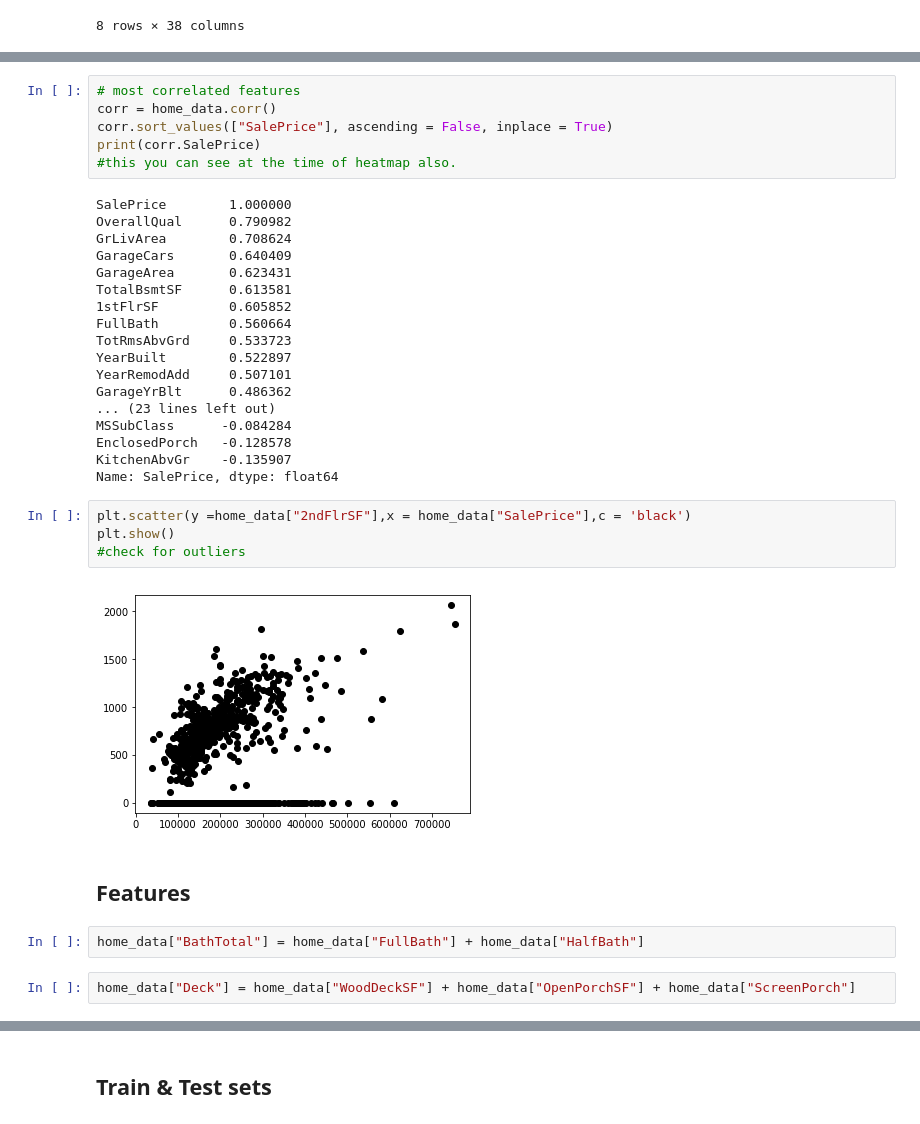
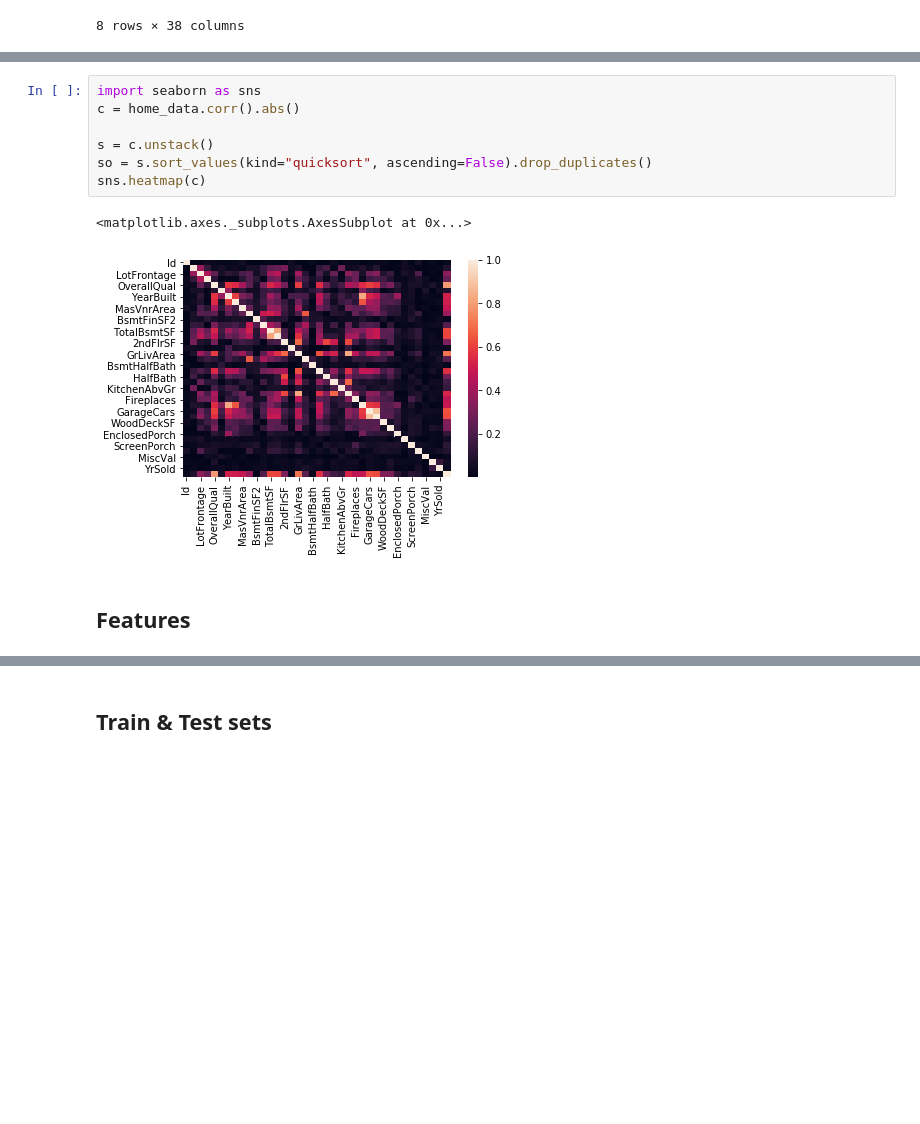
Before and after one commit to mkery/Verdant, a Jupyter notebook: notebooks_test/houses.ipynb, the cells around one changed output, grey strips where cells are left out. Drawn from its saved outputs; the diff is of its cells as text; blank space fills up the shorter version.

```diff
--- a/notebooks_test/houses.ipynb
+++ b/notebooks_test/houses.ipynb
@@ -57,37 +48,13 @@ print(avg_qual)
-# %%
-# most correlated features
-corr = home_data.corr()
-corr.sort_values(["SalePrice"], ascending = False, inplace = True)
-print(corr.SalePrice)
-#this you can see at the time of heatmap also.
-# %% [output]
-SalePrice        1.000000
-OverallQual      0.790982
-GrLivArea        0.708624
-GarageCars       0.640409
-GarageArea       0.623431
-TotalBsmtSF      0.613581
-1stFlrSF         0.605852
-FullBath         0.560664
-TotRmsAbvGrd     0.533723
-YearBuilt        0.522897
-YearRemodAdd     0.507101
-GarageYrBlt      0.486362
-... (23 lines left out)
-MSSubClass      -0.084284
-EnclosedPorch   -0.128578
-KitchenAbvGr    -0.135907
-Name: SalePrice, dtype: float64
-# %%
-plt.scatter(y =home_data["2ndFlrSF"],x = home_data["SalePrice"],c = 'black')
-plt.show()
-#check for outliers
-# %% [output]
-[figure, removed]
+# %%
+import seaborn as sns
+c = home_data.corr().abs()
+
+s = c.unstack()
+so = s.sort_values(kind="quicksort", ascending=False).drop_duplicates()
+sns.heatmap(c)
+# %% [output]
+<matplotlib.axes._subplots.AxesSubplot at 0x...>
+[figure, added]
 # %% [markdown]
 ## Features
-# %%
-home_data["BathTotal"] = home_data["FullBath"] + home_data["HalfBath"]
-# %%
-home_data["Deck"] = home_data["WoodDeckSF"] + home_data["OpenPorchSF"] + home_data["ScreenPorch"]
 # %%
```
Also changed, not shown: parts of 10 cells of this notebook, 5 other files.
